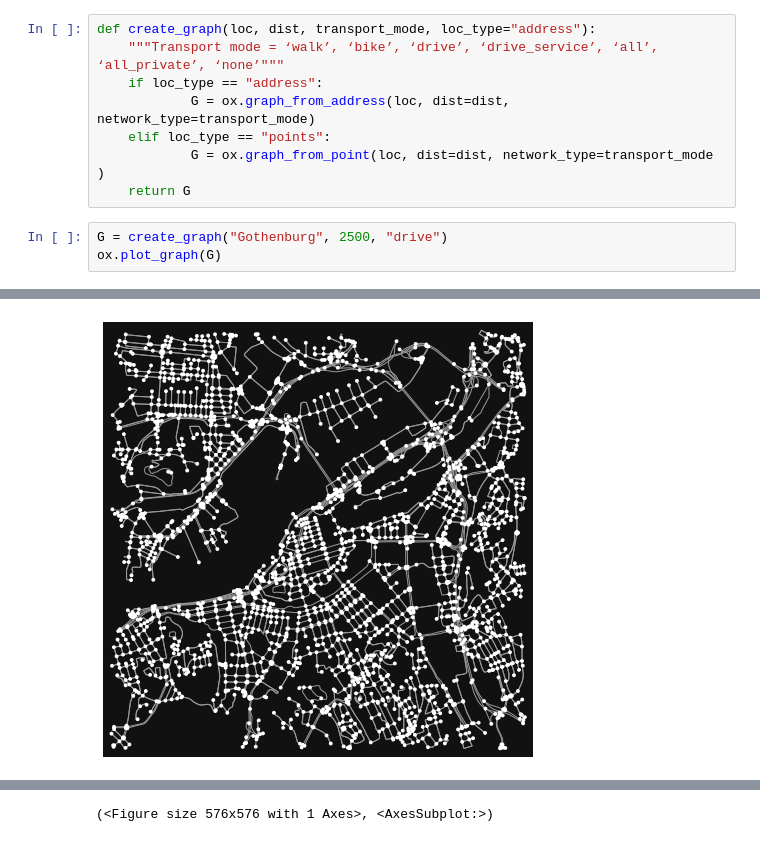
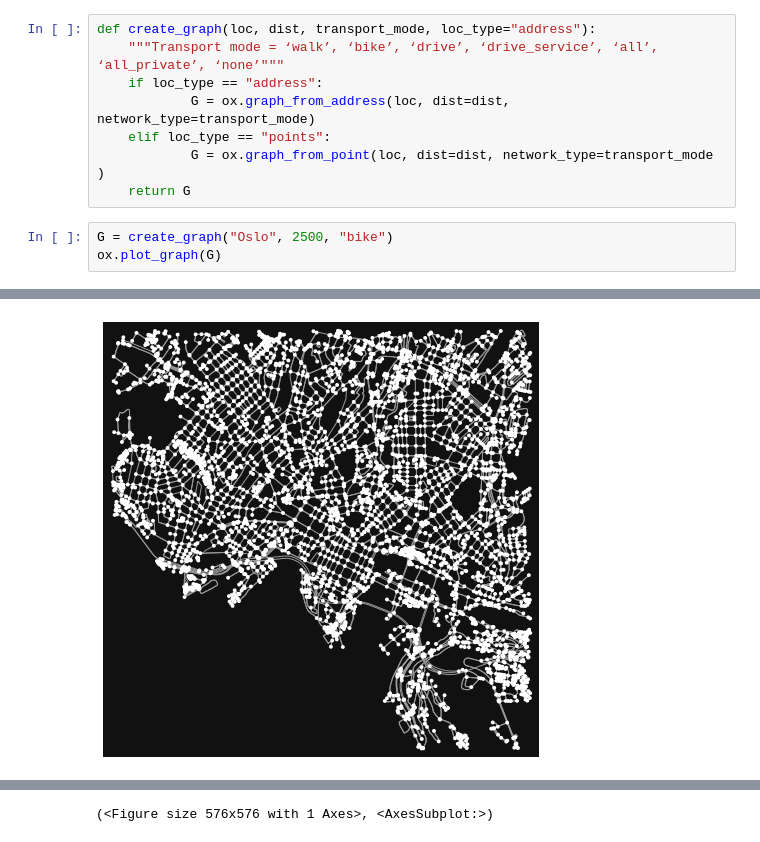
Before and after one commit to gimse/biketracker, a Jupyter notebook: location-data-cleaner/route_finding_test.ipynb, the cells around one changed output, grey strips where cells are left out. Drawn from its saved outputs; the diff is of its cells as text.

```diff
--- a/location-data-cleaner/route_finding_test.ipynb
+++ b/location-data-cleaner/route_finding_test.ipynb
@@ -20,6 +20,6 @@ def create_graph(loc, dist, transport_mode, loc_type="address"):
             G = ox.graph_from_point(loc, dist=dist, network_type=transport_mode )
     return G
 # %%
-G = create_graph("Gothenburg", 2500, "drive")
+G = create_graph("Oslo", 2500, "bike")
 ox.plot_graph(G)
 # %% [output]
@@ -43 +43 @@ ox.plot_graph(G)
-[figure, old version]
+[figure, new version]
```
Also changed, not shown: parts of 5 cells of this notebook, 3 other files.
